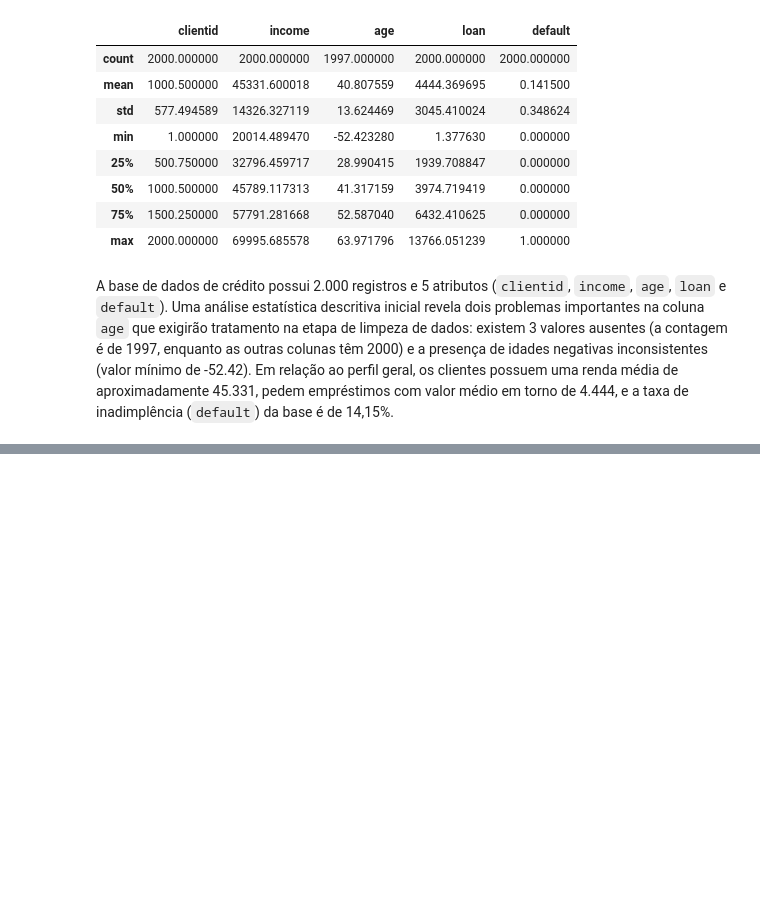
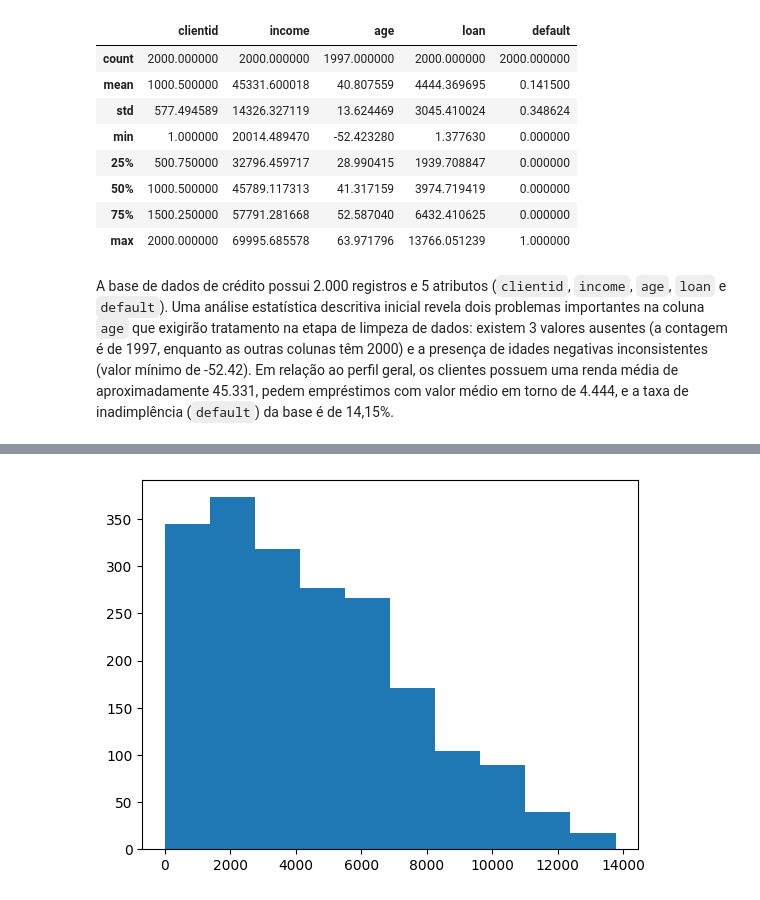
Before and after one commit to MarioViniciusBC/risco_credito, a Jupyter notebook: pre_processamento_dados.ipynb, the cells around one changed output, grey strips where cells are left out. Cells and saved outputs as stored; diff of their text form; code cells hidden in the pictures; blank space fills up the shorter version.

```diff
--- a/pre_processamento_dados.ipynb
+++ b/pre_processamento_dados.ipynb
@@ -94,0 +172,4 @@ A base de dados de crédito possui 2.000 registros e 5 atributos (`clientid`, `i
+# %%
+plt.hist(x = dados['loan']);
+# %% [output]
+[figure, added]
```
Also changed, not shown: parts of 24 cells of this notebook.
